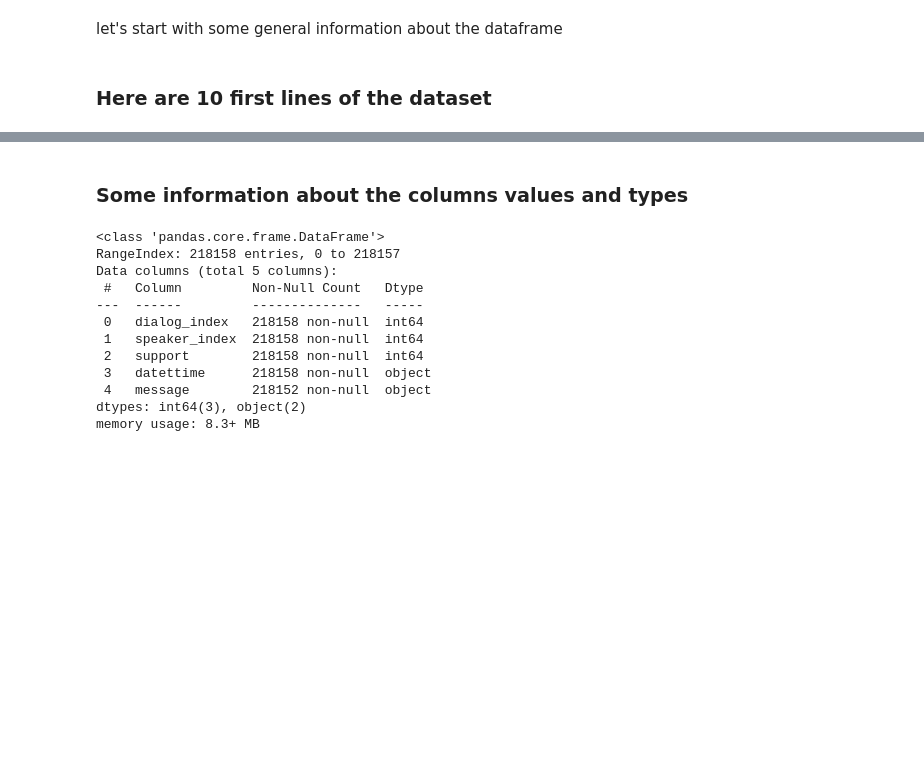
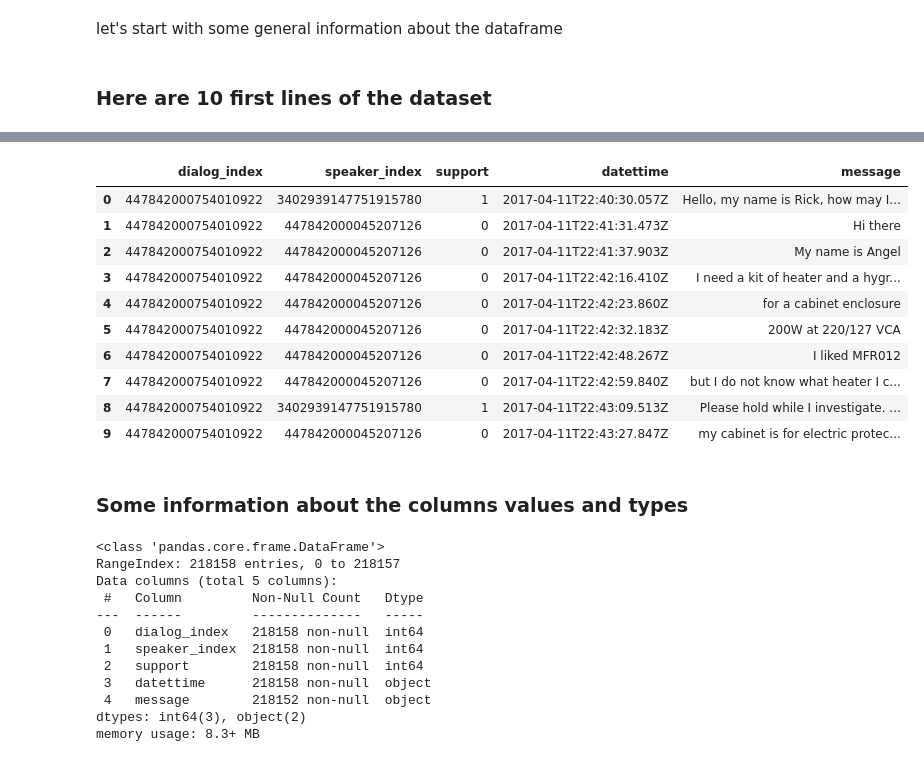
Before and after one commit to mokoron/EDA, a Jupyter notebook: eda_omega.ipynb, the cells around one changed output, grey strips where cells are left out. Saved outputs shown, nothing was run; the diff lists cells and outputs as text; code cells hidden in the pictures; blank space fills up the shorter version.

```diff
--- a/eda_omega.ipynb
+++ b/eda_omega.ipynb
@@ -52,6 +24,5 @@ info = pd.DataFrame({"info": [], "value": []})
 ### Here are 10 first lines of the dataset
 # %%
 data = pd.read_csv('en-US.csv', sep='\t', names=['dialog_index', 'speaker_index', 'support', 'datettime', 'message'])
-sh_data = ff.create_table(data.head(10), colorscale=colorscale)
-iplot(sh_data)
+data.head(10)
 # %% [output]
@@ -59,3 +29,14 @@ iplot(sh_data)
+|  | dialog_index | speaker_index | support | datettime | message |
+| 0 | 447842000754010922 | 3402939147751915780 | 1 | 2017-04-11T22:40:30.057Z | Hello, my name is Rick, how may I... |
+| 1 | 447842000754010922 | 447842000045207126 | 0 | 2017-04-11T22:41:31.473Z | Hi there |
+| 2 | 447842000754010922 | 447842000045207126 | 0 | 2017-04-11T22:41:37.903Z | My name is Angel |
+| 3 | 447842000754010922 | 447842000045207126 | 0 | 2017-04-11T22:42:16.410Z | I need a kit of heater and a hygr... |
+| 4 | 447842000754010922 | 447842000045207126 | 0 | 2017-04-11T22:42:23.860Z | for a cabinet enclosure |
+| 5 | 447842000754010922 | 447842000045207126 | 0 | 2017-04-11T22:42:32.183Z | 200W at 220/127 VCA |
+| 6 | 447842000754010922 | 447842000045207126 | 0 | 2017-04-11T22:42:48.267Z | I liked MFR012 |
+| 7 | 447842000754010922 | 447842000045207126 | 0 | 2017-04-11T22:42:59.840Z | but I do not know what heater I c... |
+| 8 | 447842000754010922 | 3402939147751915780 | 1 | 2017-04-11T22:43:09.513Z | Please hold while I investigate. ... |
+| 9 | 447842000754010922 | 447842000045207126 | 0 | 2017-04-11T22:43:27.847Z | my cabinet is for electric protec... |
 # %% [markdown]
 ### Some information about the columns values and types
 # %%
```
Also changed, not shown: parts of 51 cells of this notebook.
